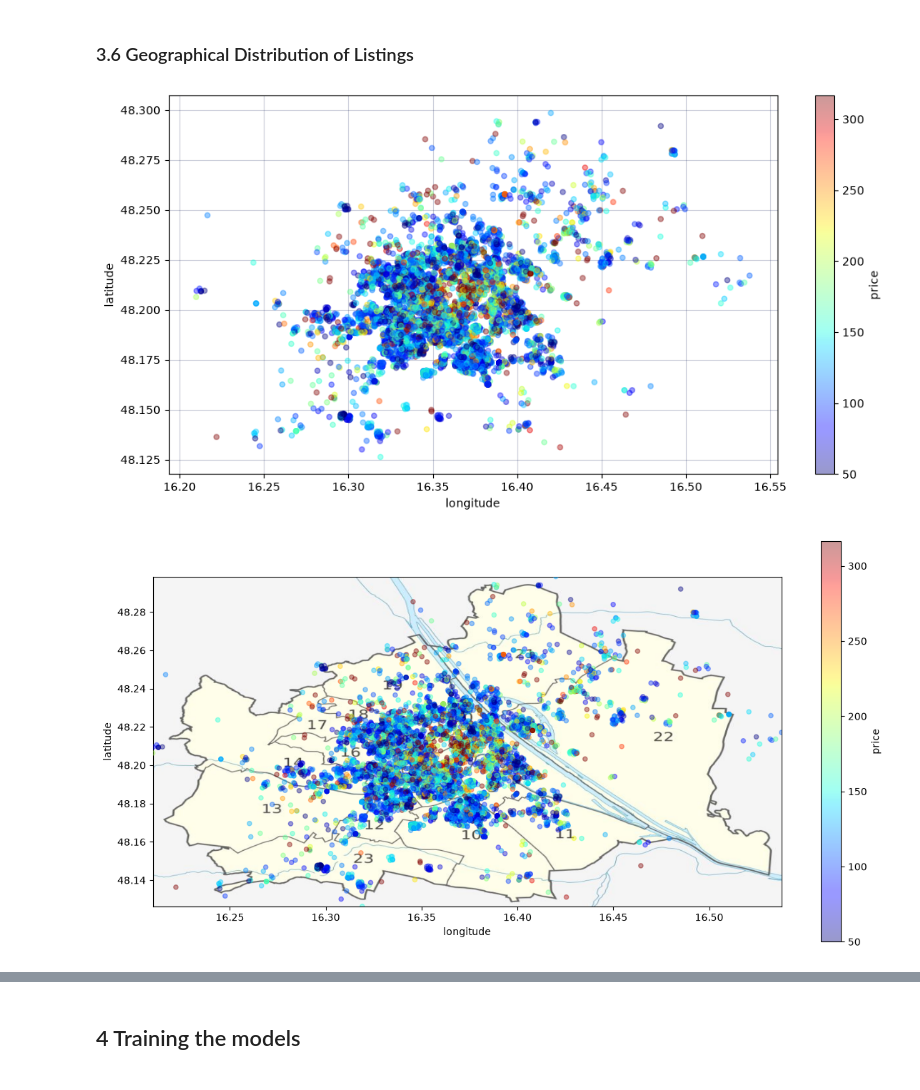
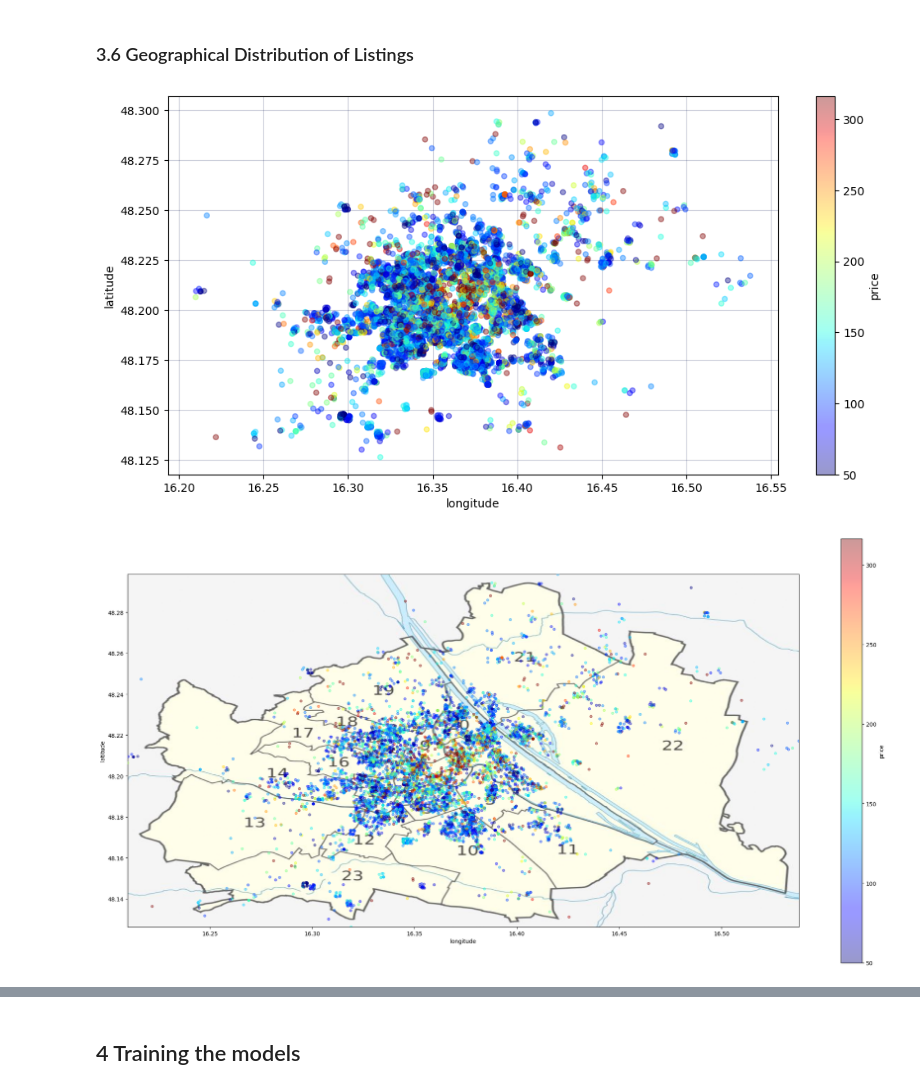
Before and after one commit to CccRosela/Vienna-Airbnb-Data-Analysis, a Jupyter notebook: notebook/Airbnb_Analysis.ipynb, the cells around one changed output, grey strips where cells are left out. Drawn from its saved outputs; the diff is of its cells as text; code cells hidden in the pictures.

```diff
--- a/notebook/Airbnb_Analysis.ipynb
+++ b/notebook/Airbnb_Analysis.ipynb
@@ -80,5 +80,5 @@ print(path)
 # %%
-df = pd.read_csv('/workspaces/Data-Analysis/Airbnb_Project/data/listings.csv')
+df = pd.read_csv(path + '/../data/listings.csv')
 df.info()
 # %% [output]
 <class 'pandas.DataFrame'>
@@ -513,41 +515,41 @@ geo = airbnb.plot(
 plt.gca().set_axisbelow(True)
 plt.grid(axis='both', alpha=0.2, color="#000F4D")
 # %% [output]
-[figure, old version]
+[figure, new version]
 # %%
-plt.figure(figsize=(12,6))
+plt.figure(figsize=(22,11))
 
-city_map = '/workspaces/Data-Analysis/Airbnb_Project/data/city_map.png'
+city_map = path + '/../data/city_map.png'
 img = mpimg.imread(city_map)
 
 plt.imshow(
     img,
     zorder= 0,
     extent= [16.209820,16.537774,  48.126310,48.298535]
 )
 
 ax= plt.gca()
 
 airbnb.plot(
     kind='scatter',
     x='longitude',
     y='latitude',
     c='price',
     ax=ax,
 
     # Exlc. extreme values
     vmin = airbnb['price'].quantile(0.05),
     vmax = airbnb['price'].quantile(0.95),
 
     cmap=plt.get_cmap('jet'),
     colorbar=True,
     alpha=0.4,
     zorder= 5
 )
 
 plt.tight_layout()
 
-plt.savefig(path + '/Geo_dist_listings.png')
+plt.savefig(path + '/../Graphs/Geo_dist_listings.png')
 plt.show()
 # %% [output]
-[figure, old version]
+[figure, new version]
```
Also changed, not shown: parts of 10 cells of this notebook, 10 other files.
